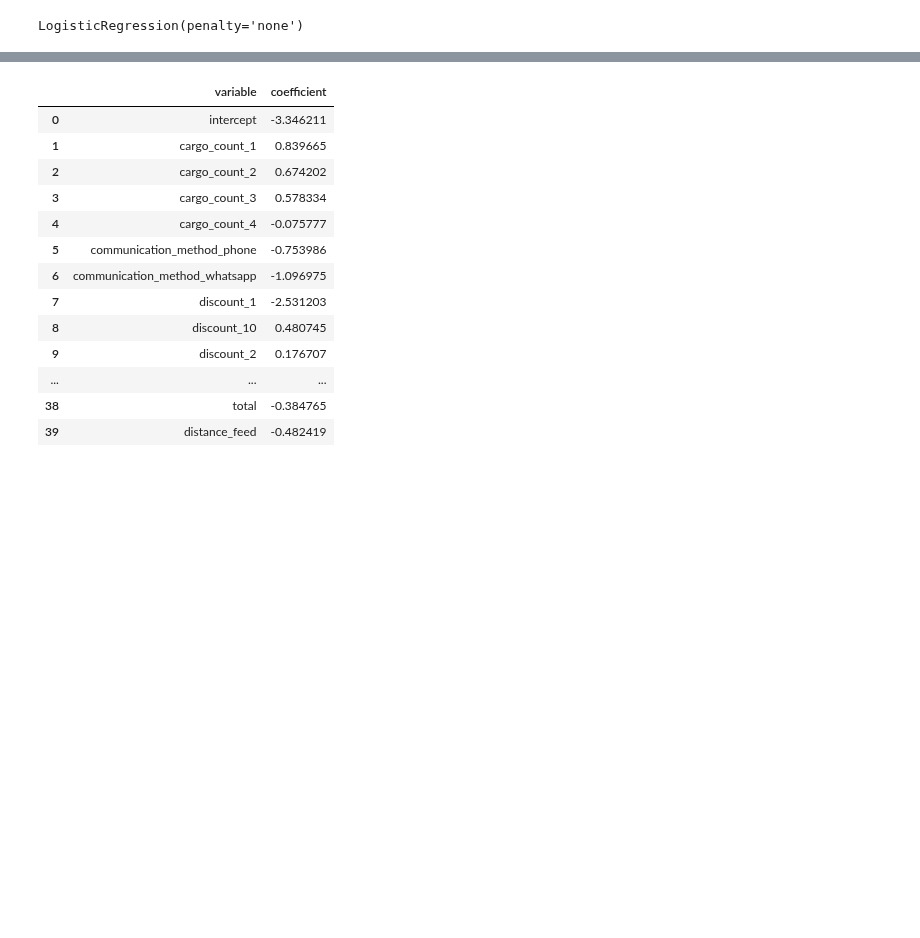
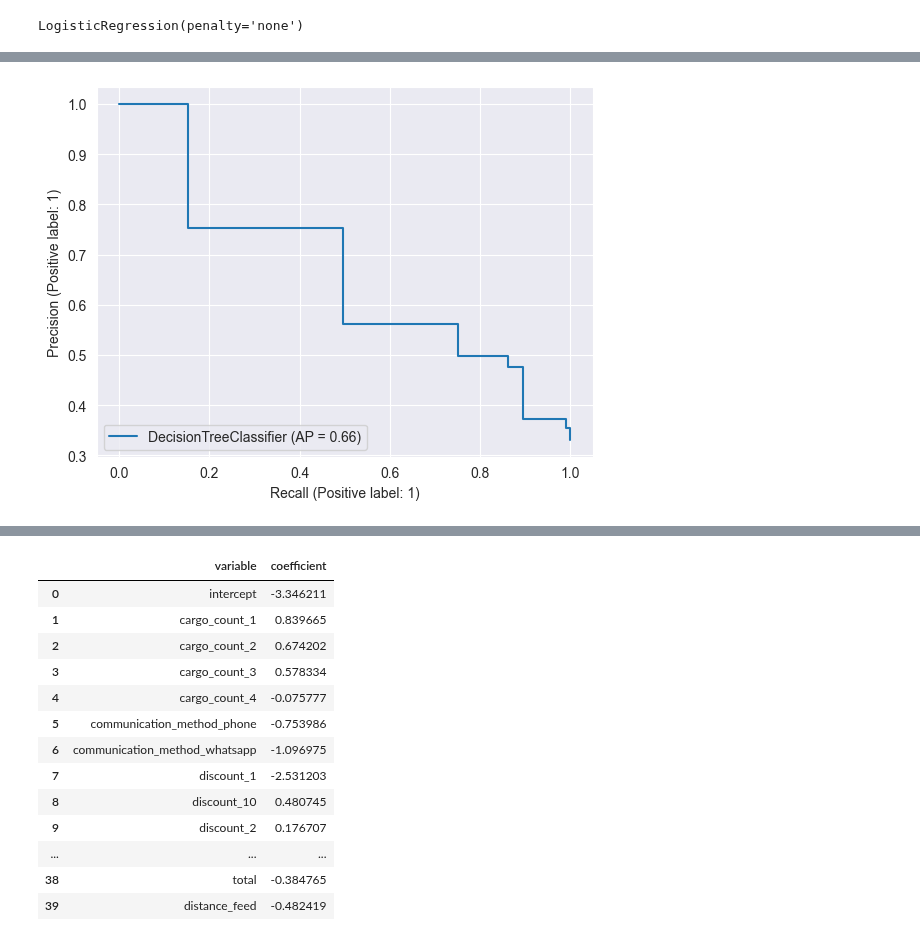
Before and after one commit to betelgeus/study, a Jupyter notebook: statistics/Mudanzer_orders_stats.ipynb, the cells around one changed output, grey strips where cells are left out. Cells and saved outputs as stored; diff of their text form; code cells hidden in the pictures; blank space fills up the shorter version.

```diff
--- a/statistics/Mudanzer_orders_stats.ipynb
+++ b/statistics/Mudanzer_orders_stats.ipynb
@@ -108,3 +215,8 @@ plt.show()
+# %%
+plot_precision_recall_curve(best_clf, X_test, y_test)
+plt.show()
+# %% [output]
+[figure, added]
 # %%
 plot_precision_recall_curve(clf, X_test, y_test)
 plt.show()
```
Also changed, not shown: parts of 29 cells of this notebook, 1 other file.
